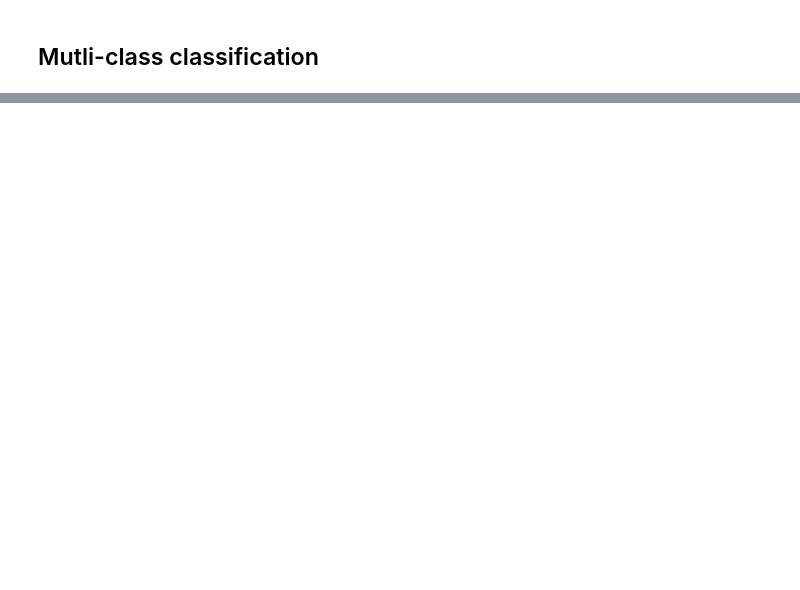
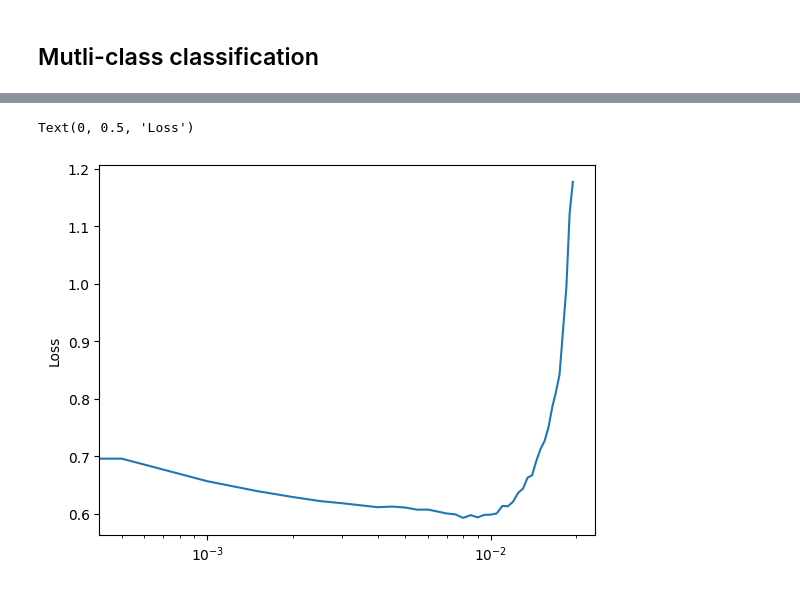
Before and after one commit to vinhpeters/tf-exam, a Jupyter notebook: 02_neural_network_classification.ipynb, the cells around one changed output, grey strips where cells are left out. Saved outputs shown, nothing was run; the diff lists cells and outputs as text; code cells hidden in the pictures; blank space fills up the shorter version.

```diff
--- a/02_neural_network_classification.ipynb
+++ b/02_neural_network_classification.ipynb
@@ -724,0 +857,4 @@ for i, j in itertools.product(range(cm.shape[0]), range(cm.shape[1])):
+# %%
+# Normalize the data
+train_data_norm = train_data/float(train_data.max())
+test_data_norm = test_data/float(train_data.max())
@@ -724,0 +911,17 @@ for i, j in itertools.product(range(cm.shape[0]), range(cm.shape[1])):
+# %%
+tf.random.set_seed(42)
+
+
+model_13 = tf.keras.Sequential ([
+    tf.keras.layers.Flatten(input_shape=(28,28)),
+    tf.keras.layers.Dense(4, activation = 'relu'),
+    tf.keras.layers.Dense(4, activation = 'relu'),
+    tf.keras.layers.Dense(10, activation = 'softmax')
+])
+
+
+model_13.compile(loss=tf.keras.losses.SparseCategoricalCrossentropy(), optimizer = tf.keras.optimizers.Adam() , metrics =['accuracy'])
+
+lr_scheduler = tf.keras.callbacks.LearningRateScheduler(lambda epoch: 1e-3 * 10**(epoch/20))
+
+history = model_13.fit(train_data_norm, train_labels ,epochs=40, validation_data = (test_data_norm, test_labels), callbacks = [lr_scheduler] )
@@ -724,0 +946,7 @@ for i, j in itertools.product(range(cm.shape[0]), range(cm.shape[1])):
+# %%
+lrs= 1e-3 * (10*tf.range(40)/20)
+plt.semilogx(lrs,history.history.get('loss'))
+plt.ylabel('Loss')
+# %% [output]
+Text(0, 0.5, 'Loss')
+[figure, added]
```
Also changed, not shown: parts of 59 cells of this notebook.
